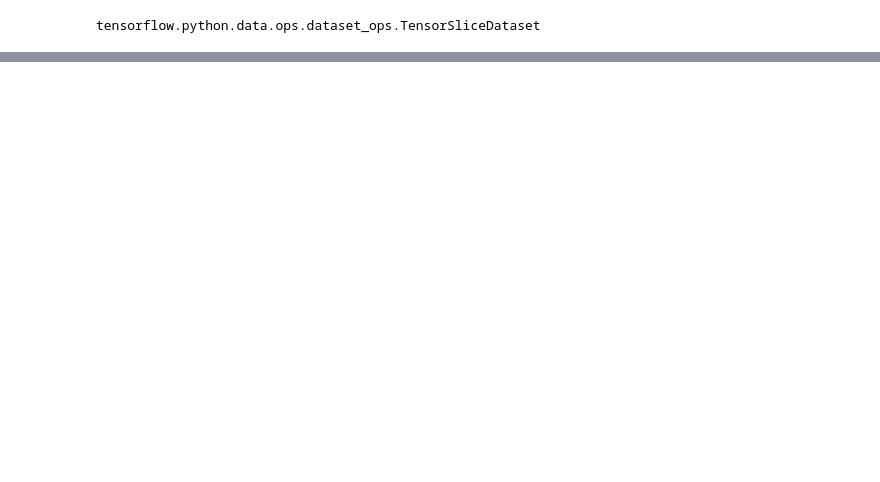
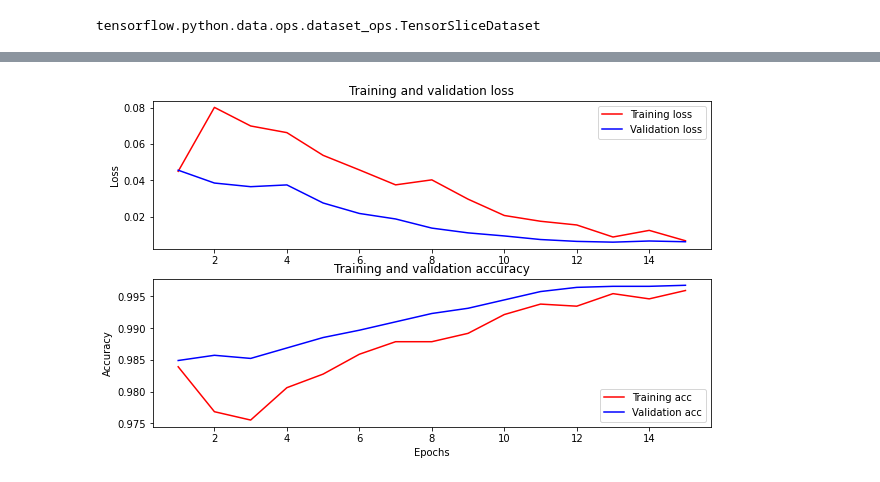
Before and after one commit to op221/tweet_classification, a Jupyter notebook: explore/Disaster Tweet Classification(refactored).ipynb, the cells around one changed output, grey strips where cells are left out. Saved outputs shown, nothing was run; the diff lists cells and outputs as text; code cells hidden in the pictures; blank space fills up the shorter version.

```diff
--- a/explore/Disaster Tweet Classification(refactored).ipynb
+++ b/explore/Disaster Tweet Classification(refactored).ipynb
@@ -4,10 +18,10 @@ import matplotlib.pyplot as plt
 # %%
-    def plot(self, hist):
+    def plot(hist):
         """
         plot training and validation loss and accuracy for internal use
         hist: History object returned from training
         """
-        history_dict = history.history
+        history_dict = hist.history
 
         acc = history_dict['binary_accuracy']
         val_acc = history_dict['val_binary_accuracy']
@@ -50,2 +113,0 @@ model.build_model()
-# %%
-model.train()
@@ -56,0 +120,2 @@ import tensorflow as tf
+# %%
+model.train(num_epochs = 15, lr=3e-5, optimizer_name='adamw')
@@ -95,0 +225,4 @@ saved
+# %%
+plot(model.history)
+# %% [output]
+[figure, added]
```
Also changed, not shown: parts of 53 cells of this notebook.
